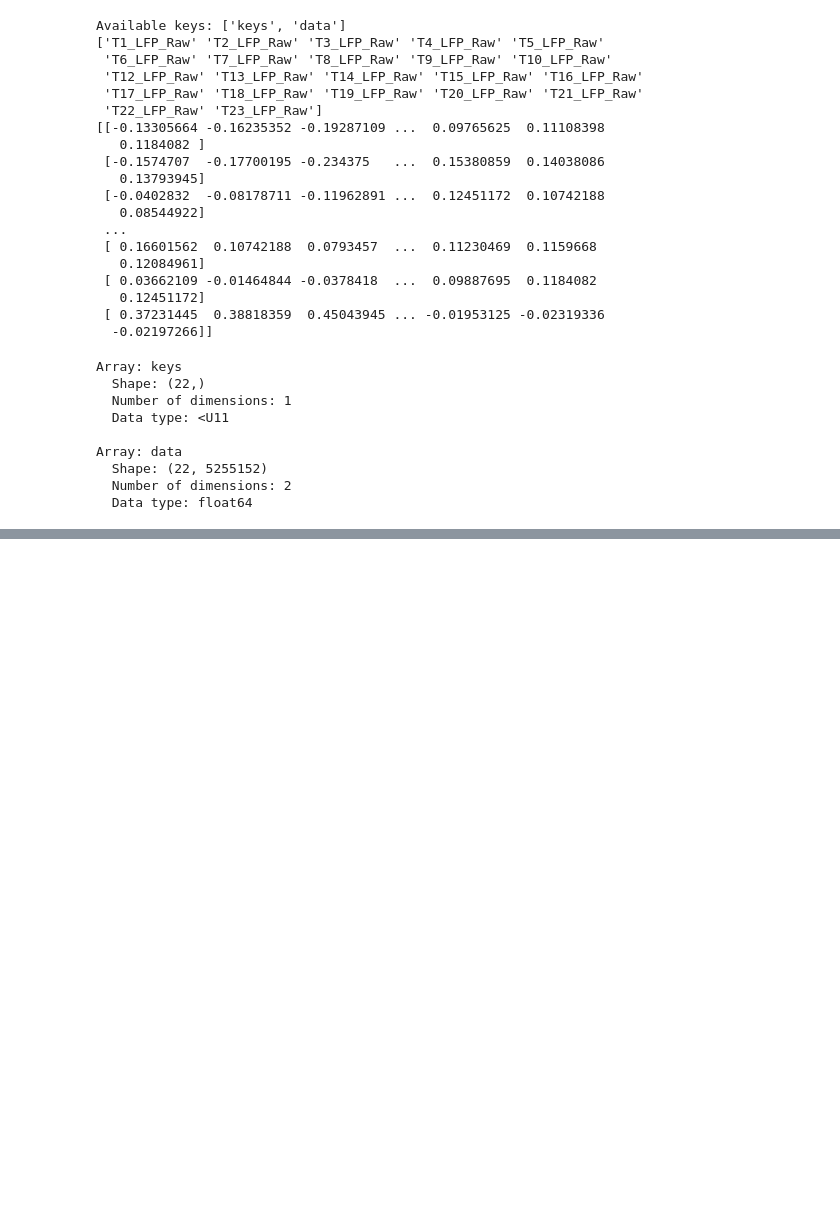
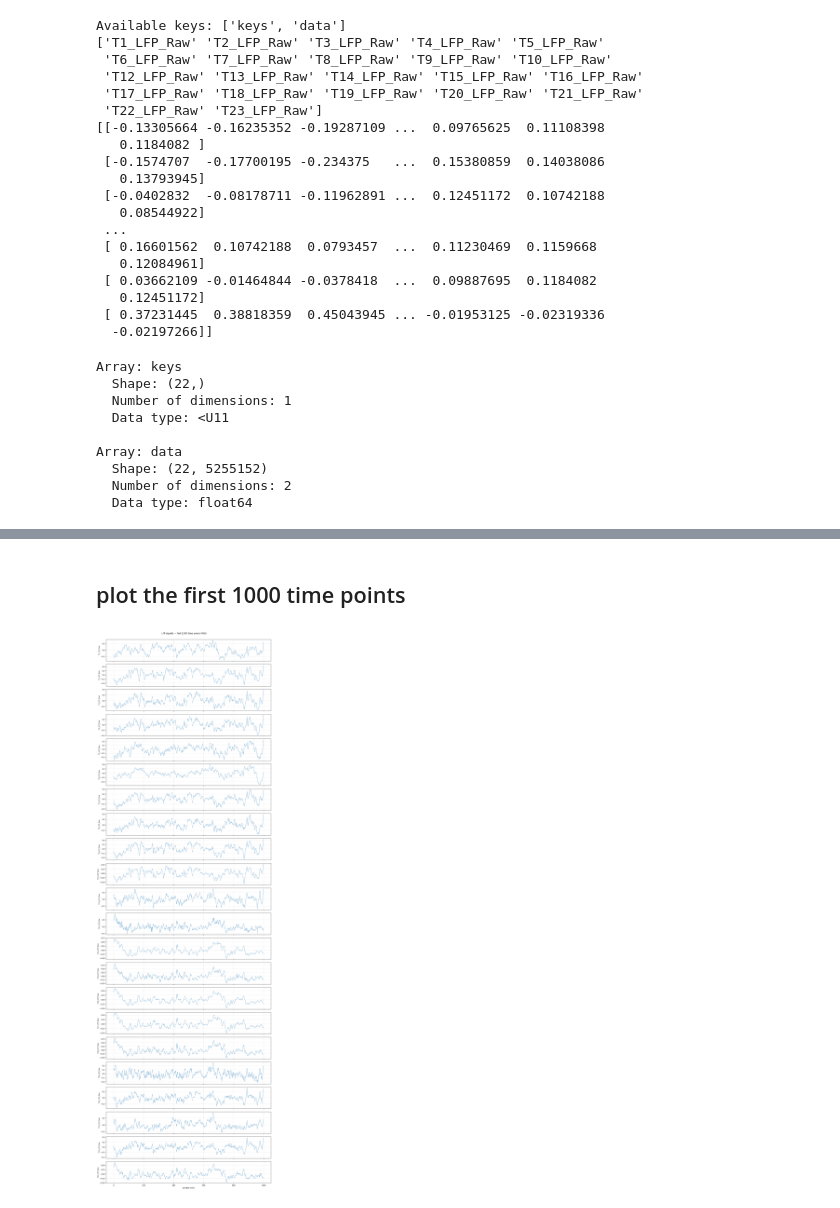
Before and after one commit to zslrmhb/hippocampal-representation-learning, a Jupyter notebook: EDA/dataset_eda.ipynb, the cells around one changed output, grey strips where cells are left out. Drawn from its saved outputs; the diff is of its cells as text; code cells hidden in the pictures; blank space fills up the shorter version.

Commit message:
plot LFP

```diff
--- a/EDA/dataset_eda.ipynb
+++ b/EDA/dataset_eda.ipynb
@@ -136,0 +87,18 @@ Array: keys
+# %%
+channel_names = raw_mitt_lfp_keys
+lfp_data = raw_mitt_lfp_data
+
+# Count missing values (NaNs) in each channel
+missing_counts = np.isnan(lfp_data).sum(axis=1)
+
+# Calculate percentage of missing values per channel
+missing_percentages = np.isnan(lfp_data).mean(axis=1) * 100
+
+missingness = pd.DataFrame({
+    'Channel': channel_names,
+    'Total_samples': lfp_data.shape[1],
+    'Missing_samples': missing_counts,
+    'Missing_percentage': missing_percentages
+})
+
+print(missingness.to_string(index=False))
@@ -136,0 +166,24 @@ Array: keys
+# %% [markdown]
+## plot the first 1000 time points
+# %%
+n_channels = len(channel_names)
+n_samples = 1000  # Number of time points to plot
+
+fig, axes = plt.subplots(
+    n_channels, 1,
+    figsize=(14, 2 * n_channels),
+    sharex=True
+)
+
+for i, ax in enumerate(axes):
+    ax.plot(np.arange(n_samples), lfp_data[i, :n_samples],
+            linewidth=0.7)
+    ax.set_ylabel(channel_names[i], fontsize=9)
+    ax.grid(True, alpha=0.3)
+
+axes[-1].set_xlabel("Sample index")
+fig.suptitle("LFP signals — first 1,000 time points (Mitt)", y=1.002)
+plt.tight_layout()
+plt.show()
+# %% [output]
+[figure, added]
```
Also changed, not shown: parts of 10 cells of this notebook.
